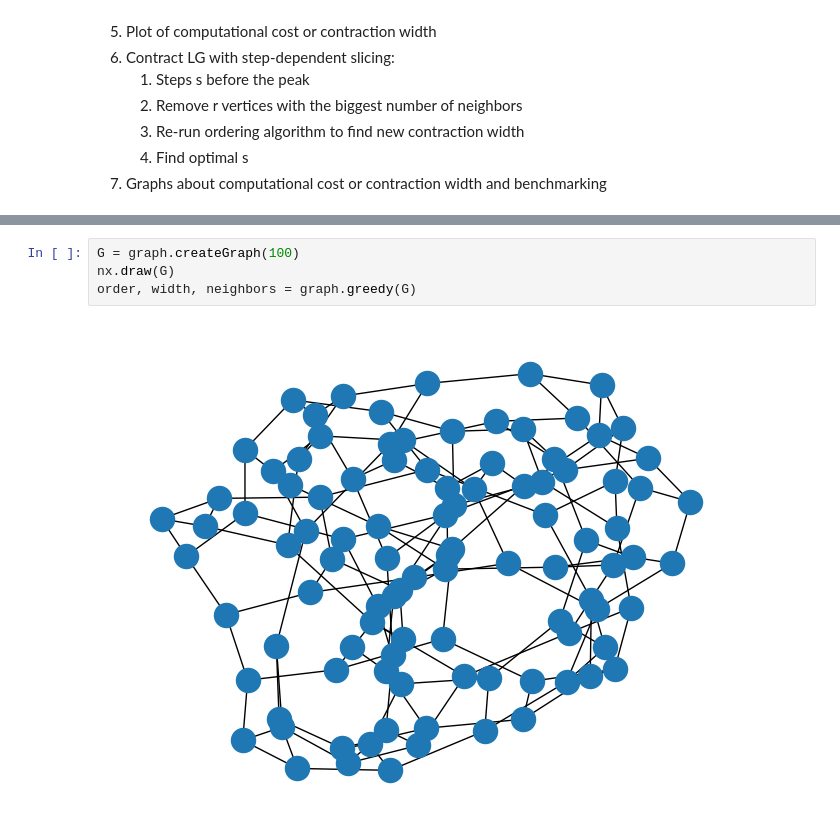
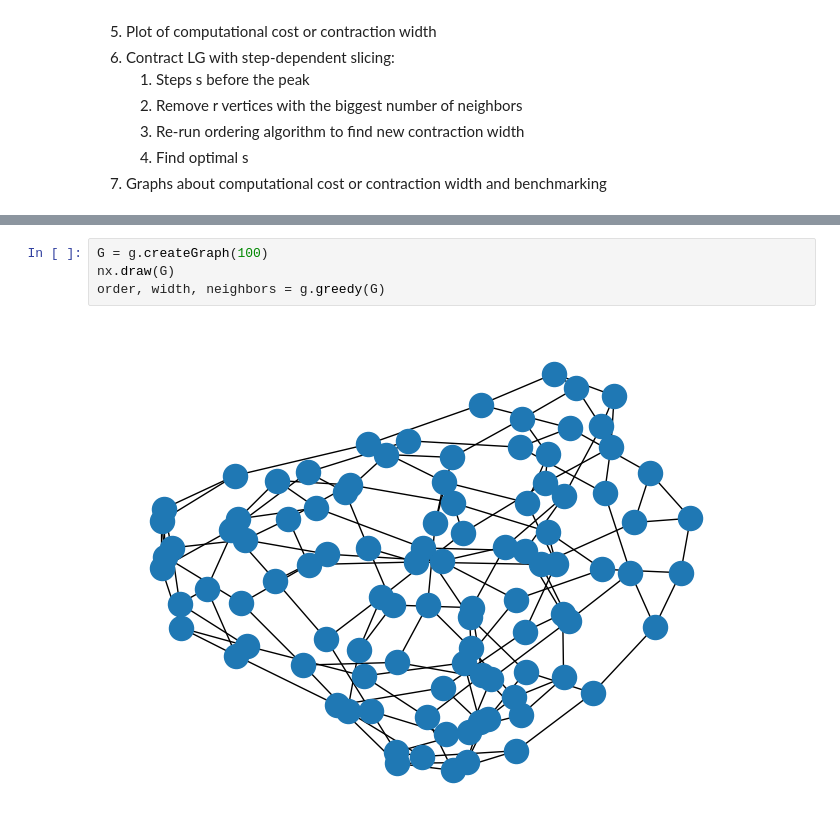
Before and after one commit to richardm1234/stepDependentSlicing_AQC, a Jupyter notebook: demo.ipynb, the cells around one changed output, grey strips where cells are left out. Saved outputs shown, nothing was run; the diff lists cells and outputs as text.

```diff
--- a/demo.ipynb
+++ b/demo.ipynb
@@ -40,8 +41,8 @@ Max contraction width was 16 now it's 14 with optimal step S = 32
 # %%
-G = graph.createGraph(100)
+G = g.createGraph(100)
 nx.draw(G)
-order, width, neighbors = graph.greedy(G)
+order, width, neighbors = g.greedy(G)
 # %% [output]
-[figure, old version]
+[figure, new version]
 # %%
 graph.plotNeighbors(neighbors)
```
Also changed, not shown: parts of 6 cells of this notebook, 1 other file.
